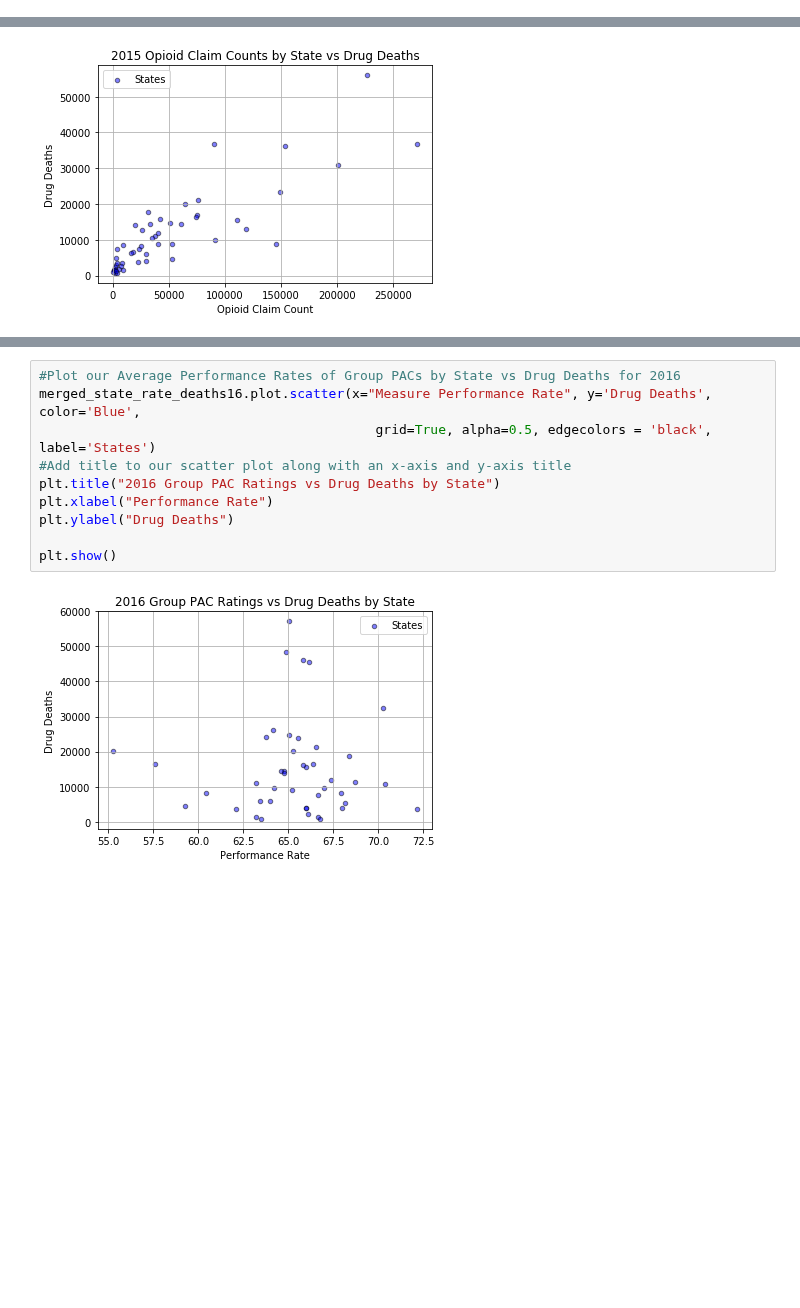
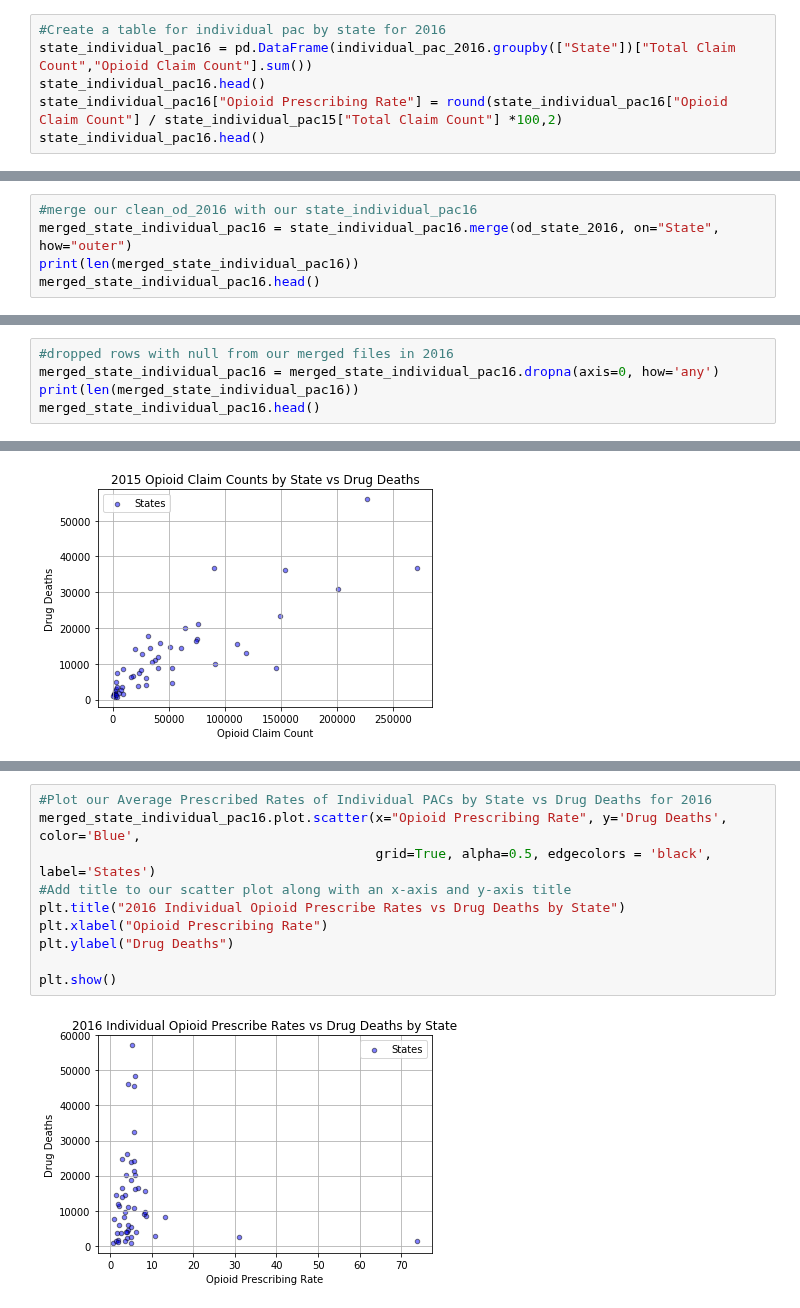
Before and after one commit to MTDahmer/Project1, a Jupyter notebook: notebooks/Omar 3.29.19 (Individual PAC and Deaths Analysis).ipynb, the cells around one changed output, grey strips where cells are left out. Drawn from its saved outputs; the diff is of its cells as text; blank space fills up the shorter version.

Commit message:
Updated graphs

```diff
--- a/notebooks/Omar 3.29.19 (Individual PAC and Deaths Analysis).ipynb
+++ b/notebooks/Omar 3.29.19 (Individual PAC and Deaths Analysis).ipynb
@@ -92,3 +92,9 @@ state_individual_pac15.head()
 | AP | 103.0 | 21.0 | 20.39 |
 | AR | 742127.0 | 52842.0 | 7.12 |
 | AZ | 661498.0 | 50874.0 | 7.69 |
+# %%
+#Create a table for individual pac by state for 2016
+state_individual_pac16 = pd.DataFrame(individual_pac_2016.groupby(["State"])["Total Claim Count","Opioid Claim Count"].sum())
+state_individual_pac16.head()
+state_individual_pac16["Opioid Prescribing Rate"] = round(state_individual_pac16["Opioid Claim Count"] / state_individual_pac15["Total Claim Count"] *100,2)
+state_individual_pac16.head()
@@ -106,3 +120,8 @@ merged_state_individual_pac15.head()
 | AP | 103.0 | 21.0 | 20.39 | NaN | NaN |
 | AR | 742127.0 | 52842.0 | 7.12 | 4616.0 | 368117.0 |
 | AZ | 661498.0 | 50874.0 | 7.69 | 14590.0 | 642297.0 |
+# %%
+#merge our clean_od_2016 with our state_individual_pac16
+merged_state_individual_pac16 = state_individual_pac16.merge(od_state_2016, on="State", how="outer")
+print(len(merged_state_individual_pac16))
+merged_state_individual_pac16.head()
@@ -120,3 +148,8 @@ merged_state_individual_pac15.head()
 | AR | 742127.0 | 52842.0 | 7.12 | 4616.0 | 368117.0 |
 | AZ | 661498.0 | 50874.0 | 7.69 | 14590.0 | 642297.0 |
 | CA | 3486417.0 | 226791.0 | 6.50 | 56001.0 | 3056952.0 |
+# %%
+#dropped rows with null from our merged files in 2016
+merged_state_individual_pac16 = merged_state_individual_pac16.dropna(axis=0, how='any')
+print(len(merged_state_individual_pac16))
+merged_state_individual_pac16.head()
@@ -149,13 +191,13 @@ plt.show()
 # %%
-#Plot our Average Performance Rates of Group PACs by State vs Drug Deaths for 2016
-merged_state_rate_deaths16.plot.scatter(x="Measure Performance Rate", y='Drug Deaths', color='Blue',
+#Plot our Average Prescribed Rates of Individual PACs by State vs Drug Deaths for 2016
+merged_state_individual_pac16.plot.scatter(x="Opioid Prescribing Rate", y='Drug Deaths', color='Blue',
                                            grid=True, alpha=0.5, edgecolors = 'black', label='States')
 #Add title to our scatter plot along with an x-axis and y-axis title
-plt.title("2016 Group PAC Ratings vs Drug Deaths by State")
-plt.xlabel("Performance Rate")
+plt.title("2016 Individual Opioid Prescribe Rates vs Drug Deaths by State")
+plt.xlabel("Opioid Prescribing Rate")
 plt.ylabel("Drug Deaths")
 
 plt.show()
 # %% [output]
-[figure, old version]
+[figure, new version]
 # %%
```
Also changed, not shown: parts of 11 cells of this notebook.
